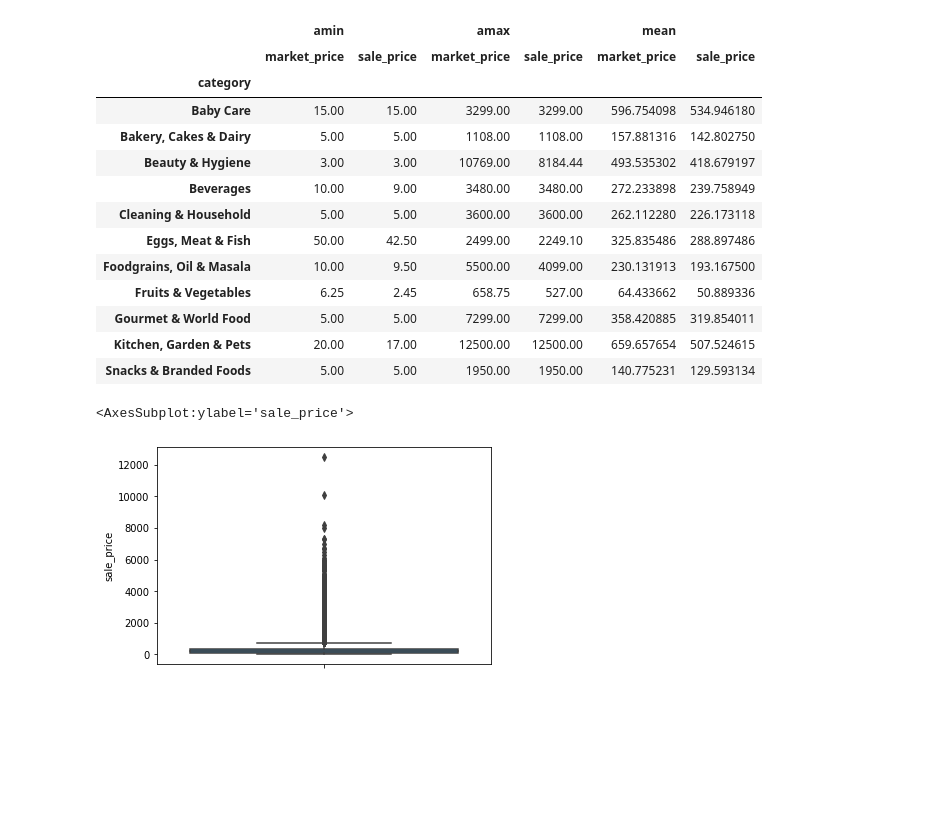
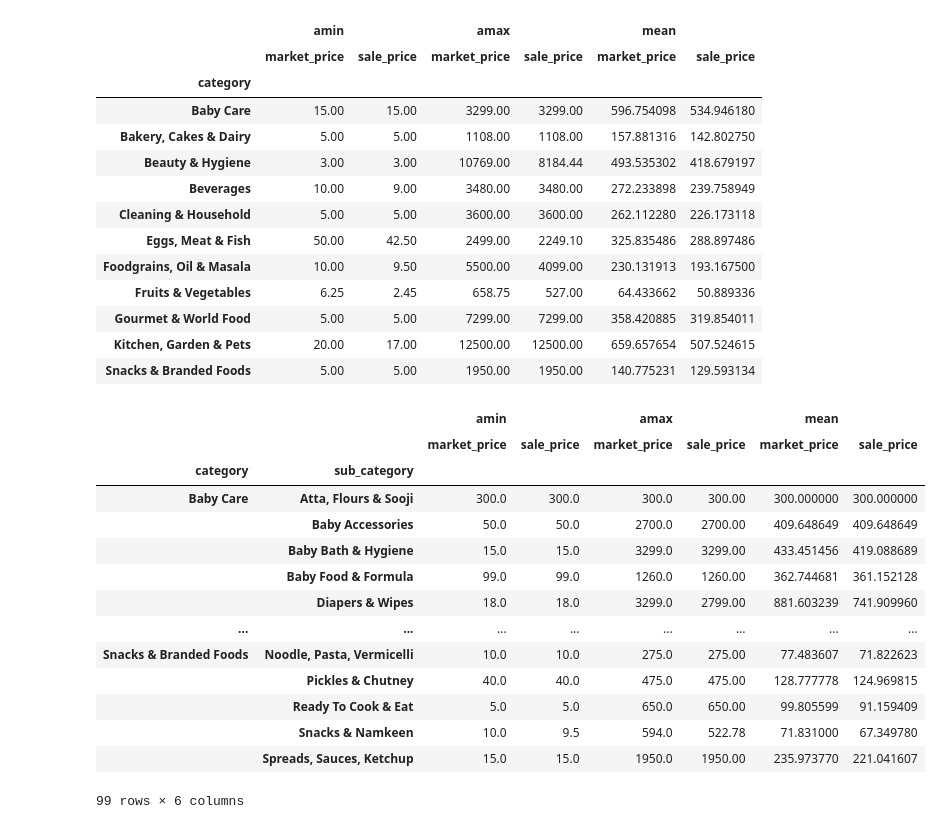
Before and after one commit to saquibmohiuddin/BigBasketData, a Jupyter notebook: bigbasket.ipynb, the cells around one changed output. Saved outputs shown, nothing was run; the diff lists cells and outputs as text; code cells hidden in the pictures; blank space fills up the shorter version.

```diff
--- a/bigbasket.ipynb
+++ b/bigbasket.ipynb
@@ -224,8 +232,22 @@ df.pivot_table(values = ["market_price", "sale_price"], index= "category", aggfu
 | Gourmet & World Food | 5.00 | 5.00 | 7299.00 | 7299.00 | 358.420885 | 319.854011 |
 | Kitchen, Garden & Pets | 20.00 | 17.00 | 12500.00 | 12500.00 | 659.657654 | 507.524615 |
 | Snacks & Branded Foods | 5.00 | 5.00 | 1950.00 | 1950.00 | 140.775231 | 129.593134 |
-# %%
-sns.boxplot(data = df, y = "sale_price")
-# %% [output]
-<AxesSubplot:ylabel='sale_price'>
-[figure, removed]
+# %%
+gdp_pivot = df.pivot_table(values = ["market_price", "sale_price"], index = ["category", "sub_category"], aggfunc=[np.min, np.max, np.mean])
+gdp_pivot
+# %% [output]
+|  |  | amin |  | amax |  | mean |  |
+|  |  | market_price | sale_price | market_price | sale_price | market_price | sale_price |
+| category | sub_category |  |  |  |  |  |  |
+| Baby Care | Atta, Flours & Sooji | 300.0 | 300.0 | 300.0 | 300.00 | 300.000000 | 300.000000 |
+|  | Baby Accessories | 50.0 | 50.0 | 2700.0 | 2700.00 | 409.648649 | 409.648649 |
+|  | Baby Bath & Hygiene | 15.0 | 15.0 | 3299.0 | 3299.00 | 433.451456 | 419.088689 |
+|  | Baby Food & Formula | 99.0 | 99.0 | 1260.0 | 1260.00 | 362.744681 | 361.152128 |
+|  | Diapers & Wipes | 18.0 | 18.0 | 3299.0 | 2799.00 | 881.603239 | 741.909960 |
+| ... | ... | ... | ... | ... | ... | ... | ... |
+| Snacks & Branded Foods | Noodle, Pasta, Vermicelli | 10.0 | 10.0 | 275.0 | 275.00 | 77.483607 | 71.822623 |
+|  | Pickles & Chutney | 40.0 | 40.0 | 475.0 | 475.00 | 128.777778 | 124.969815 |
+|  | Ready To Cook & Eat | 5.0 | 5.0 | 650.0 | 650.00 | 99.805599 | 91.159409 |
+|  | Snacks & Namkeen | 10.0 | 9.5 | 594.0 | 522.78 | 71.831000 | 67.349780 |
+|  | Spreads, Sauces, Ketchup | 15.0 | 15.0 | 1950.0 | 1950.00 | 235.973770 | 221.041607 |
+99 rows × 6 columns
```
Also changed, not shown: parts of 7 cells of this notebook.
